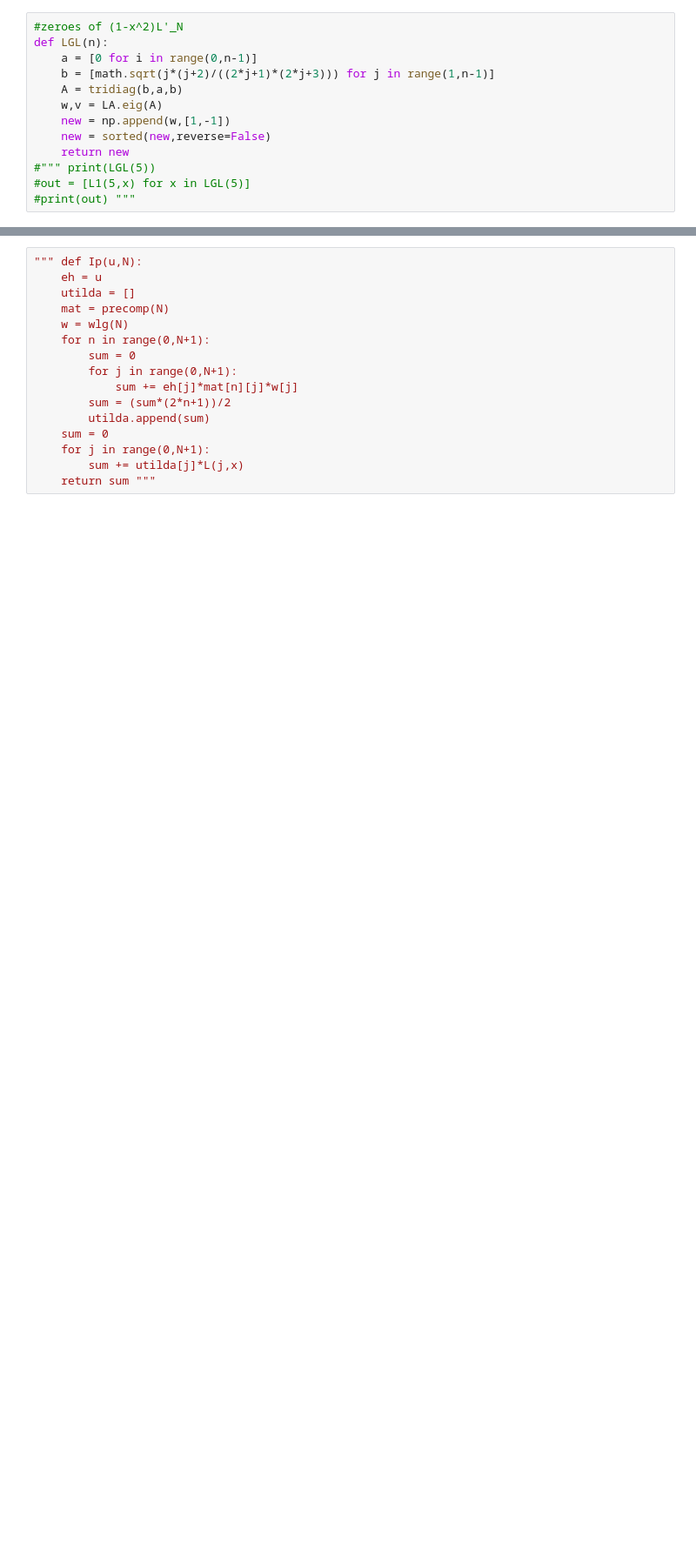
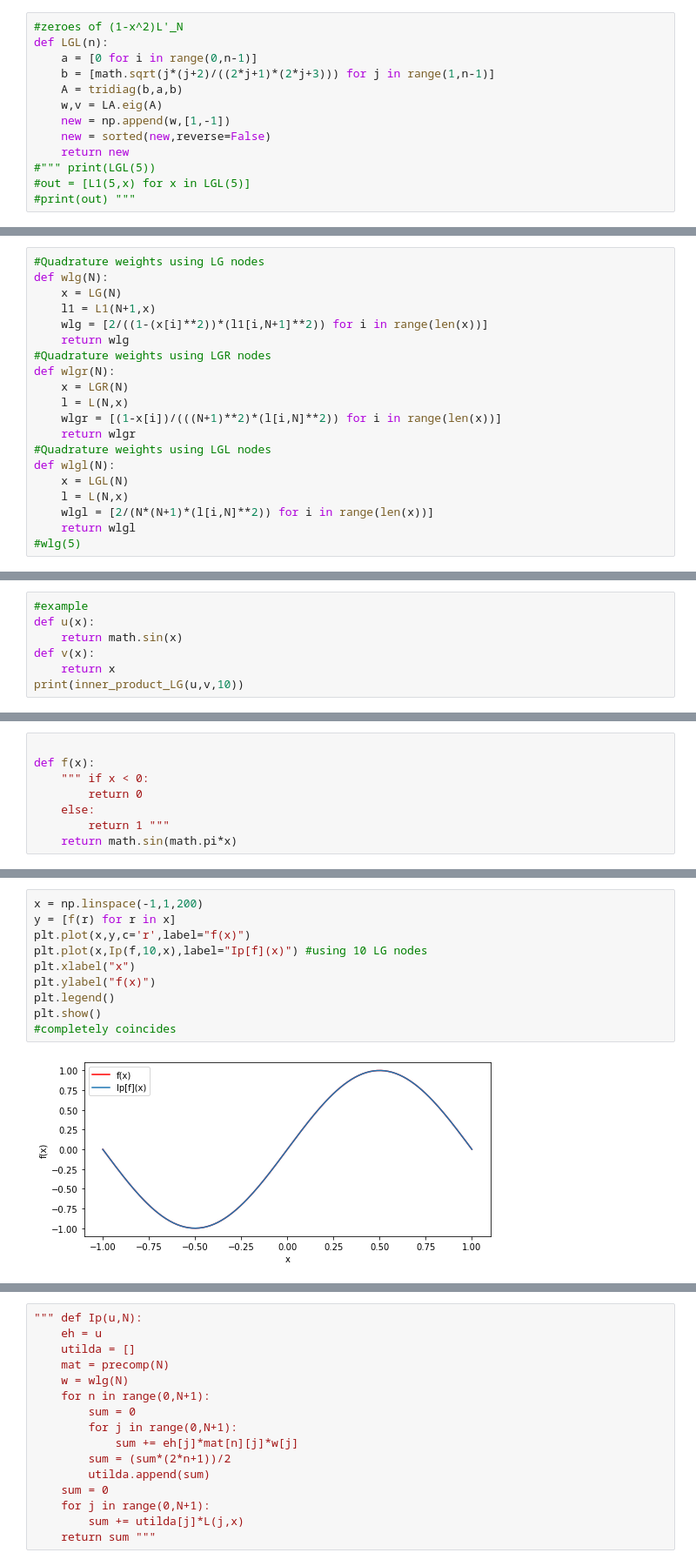
Before and after one commit to VinamrJain/Orthogonal-Transforms, a Jupyter notebook: legendre.ipynb, the cells around one changed output, grey strips where cells are left out. Shown at 87% size. Cells and saved outputs as stored; diff of their text form; blank space fills up the shorter version.

```diff
--- a/legendre.ipynb
+++ b/legendre.ipynb
@@ -333,0 +242,20 @@ plt.show()
+# %%
+#Quadrature weights using LG nodes
+def wlg(N):
+    x = LG(N)
+    l1 = L1(N+1,x)
+    wlg = [2/((1-(x[i]**2))*(l1[i,N+1]**2)) for i in range(len(x))]
+    return wlg
+#Quadrature weights using LGR nodes
+def wlgr(N):
+    x = LGR(N)
+    l = L(N,x)
+    wlgr = [(1-x[i])/(((N+1)**2)*(l[i,N]**2)) for i in range(len(x))]
+    return wlgr
+#Quadrature weights using LGL nodes
+def wlgl(N):
+    x = LGL(N)
+    l = L(N,x)
+    wlgl = [2/(N*(N+1)*(l[i,N]**2)) for i in range(len(x))]
+    return wlgl
+#wlg(5)
@@ -333,0 +300,7 @@ plt.show()
+# %%
+#example
+def u(x):
+    return math.sin(x)
+def v(x):
+    return x
+print(inner_product_LG(u,v,10))
@@ -333,0 +360,8 @@ plt.show()
+# %%
+
+def f(x):
+    """ if x < 0:
+        return 0
+    else:
+        return 1 """
+    return math.sin(math.pi*x)
@@ -333,0 +378,12 @@ plt.show()
+# %%
+x = np.linspace(-1,1,200)
+y = [f(r) for r in x]
+plt.plot(x,y,c='r',label="f(x)")
+plt.plot(x,Ip(f,10,x),label="Ip[f](x)") #using 10 LG nodes
+plt.xlabel("x")
+plt.ylabel("f(x)")
+plt.legend()
+plt.show()
+#completely coincides
+# %% [output]
+[figure, added]
```
Also changed, not shown: parts of 50 cells of this notebook.
